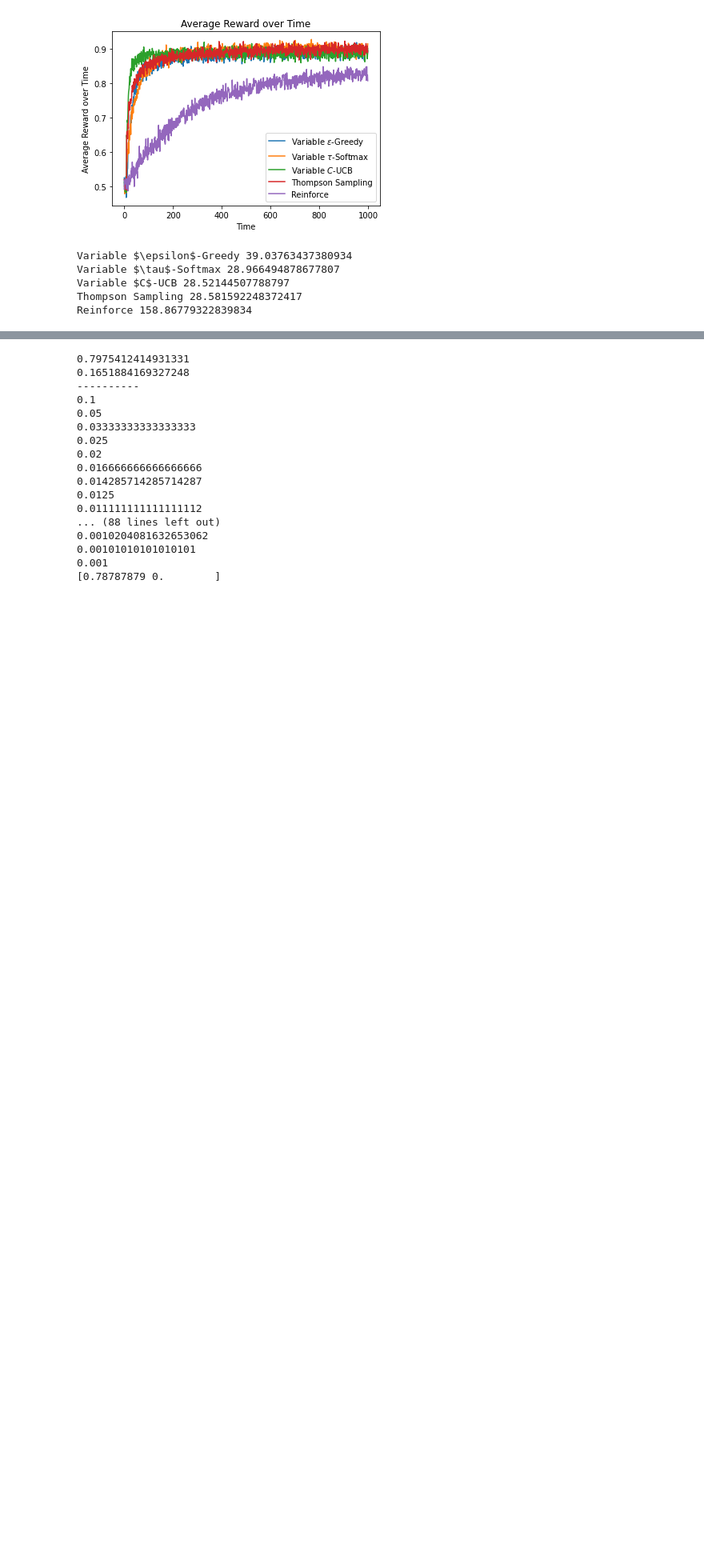
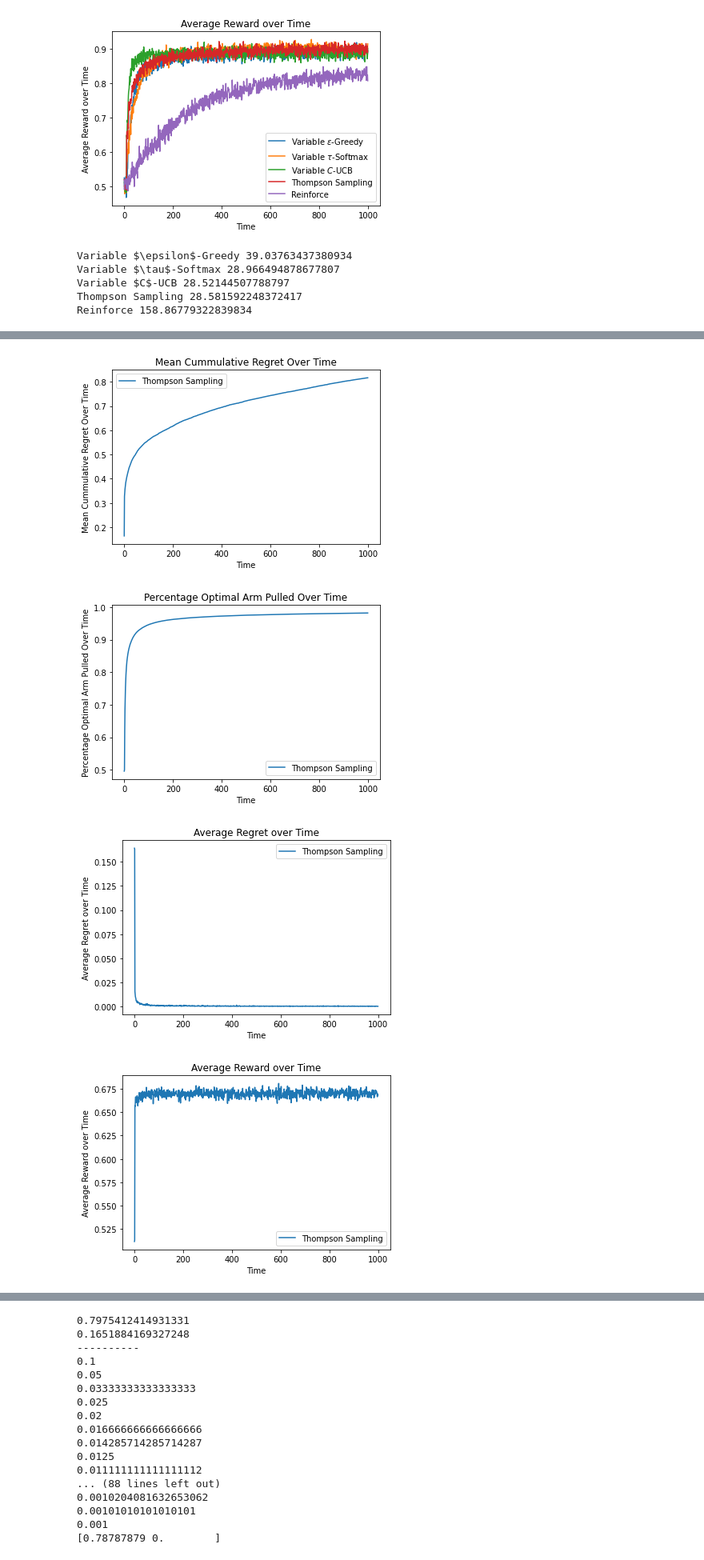
Before and after one commit to Utkarshp1/CS-414-Reinforcement-Learning, a Jupyter notebook: Multi-Armed Bandits/src/Untitled.ipynb, the cells around one changed output, grey strips where cells are left out. Shown at 80% size. Drawn from its saved outputs; the diff is of its cells as text; code cells hidden in the pictures; blank space fills up the shorter version.

```diff
--- a/Multi-Armed Bandits/src/Untitled.ipynb
+++ b/Multi-Armed Bandits/src/Untitled.ipynb
@@ -566,0 +668,11 @@ Reinforce 158.86779322839834
+# %%
+algo = {"Thompson Sampling": (ThompsonSampling, {"prior_dist": Distribution.Normal})}
+
+experiment = Experiment(
+    algo,
+    "Normal_2_0.01_Thompson_Sampling",
+    num_runs=1000,
+    num_arms=2,
+    metrics=[MeanCummulativeRegret(), PercentOptimalArmPull(), AverageRegretOverTime()],
+    reward_dist=Normal
+)
@@ -566,0 +681,7 @@ Reinforce 158.86779322839834
+# %%
+experiment.generate_plots()
+# %% [output]
+[figure, added]
+[figure, added]
+[figure, added]
+[figure, added]
```
Also changed, not shown: parts of 28 cells of this notebook, 30 other files.
